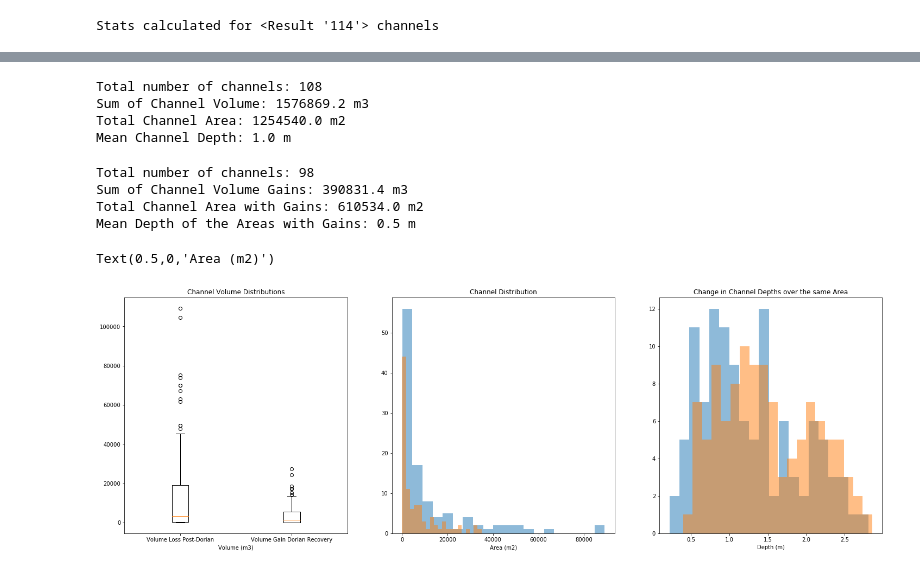
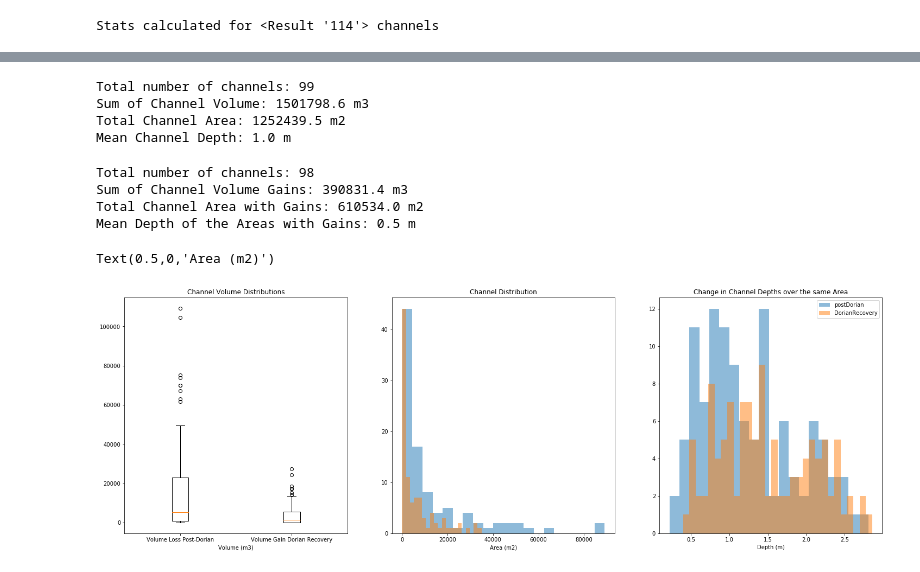
Before and after one commit to jover-usgs/FloSup_Working, a Jupyter notebook: NCB_Channel_Statistics.ipynb, the cells around one changed output, grey strips where cells are left out. Saved outputs shown, nothing was run; the diff lists cells and outputs as text; code cells hidden in the pictures.

```diff
--- a/NCB_Channel_Statistics.ipynb
+++ b/NCB_Channel_Statistics.ipynb
@@ -163,5 +172,6 @@ Now read in the stats table and centroid coordinates and make some plots
 # %%
-tableNames = ['NCB_Channel_Stats_n05_v1_20190912','NCB_Channel_Stats_n05_v2_20191126','NCB_Channel_Stats_01_DR','NCB_Channel_Stats_n25_pD','NCB_Channel_Stats_n25_depths']
+tableNames = ['NCB_Channel_Stats_n05_v1_20190912','NCB_Channel_Stats_n05_v2_20191126','NCB_Channel_Stats_01_DR',
+              'NCB_Channel_Stats_n25_pD','NCB_Channel_Stats_n25_depths','Lazarus_Supp','NCB_Wrack']
 postDorian = "C:\\Users\\jover\\Working\\02_USGS\\01_OBX\\11_Tables\\{}.csv".format(tableNames[3])
 DorianRecovery = "C:\\Users\\jover\\Working\\02_USGS\\01_OBX\\11_Tables\\{}.csv".format(tableNames[2])
 islandDepths = "C:\\Users\\jover\\Working\\02_USGS\\01_OBX\\11_Tables\\{}.csv".format(tableNames[4])
@@ -226,9 +437,9 @@ print 'Sum of Channel Volume: ' + str(round(sum(vol_pD),1)) + ' m3'
 print 'Total Channel Area: ' + str(round(sum(area_pD),1)) + ' m2'
 print 'Mean Channel Depth: ' + str(round(np.mean(depth_pD),1)) + ' m'
 # %% [output]
-Total number of channels: 108
-Sum of Channel Volume: 1576869.2 m3
-Total Channel Area: 1254540.0 m2
+Total number of channels: 99
+Sum of Channel Volume: 1501798.6 m3
+Total Channel Area: 1252439.5 m2
 Mean Channel Depth: 1.0 m
 # %%
 #Post Dorian Channels Recovery - threshold 0.1 in diff map from 09-12 to 11-26
@@ -248,31 +459,33 @@ Mean Depth of the Areas with Gains: 0.5 m
 #     plt.subplot(1, 3, n)
 #     #plt.pcolor(X, Y, f(data), cmap=cm, vmin=-4, vmax=4)
 #     plt.title(title)
 n_bins = 20
+bins = np.arange(0, 32000, 2000).tolist()
 volumes = [vol_pD, vol_DR]
 
 fig, axs = plt.subplots(1,3,figsize=(25,8))
 axs[0].boxplot(volumes)#,bins = n_bins, alpha = 0.5)
 #axs[0].boxplot(vol_DR)#,bins = n_bins, alpha = 0.5)
 axs[0].set_title('Channel Volume Distributions')
 axs[0].set_xlabel('Volume (m3)')
 axs[0].set_xticklabels(['Volume Loss Post-Dorian','Volume Gain Dorian Recovery'])
 # axs[0].set_ylabel('Frequency')
 
 #axs[3].hist(depth_pD,bins = n_bins, alpha = 0.5)
 #axs[3].hist(depth_DR,bins = n_bins, alpha = 0.5)
 #axs[3].set_title('Depth (m)')
 
 axs[2].hist(pD_Depths,bins = n_bins, alpha = 0.5)
 axs[2].hist(DR_Depths,bins = n_bins, alpha = 0.5)
 axs[2].set_title('Change in Channel Depths over the same Area')
 axs[2].set_xlabel('Depth (m)')
+axs[2].legend(['postDorian', 'DorianRecovery'])
 
 axs[1].hist(area_pD,bins = n_bins, alpha = 0.5)
 axs[1].hist(area_DR,bins = n_bins, alpha = 0.5)
 axs[1].set_title('Channel Distribution')
 axs[1].set_xlabel('Area (m2)')
 #axs[2].set_ylabel('Undamped')
 # %% [output]
 Text(0.5,0,'Area (m2)')
-[figure, old version]
+[figure, new version]
```
Also changed, not shown: parts of 15 cells of this notebook.
